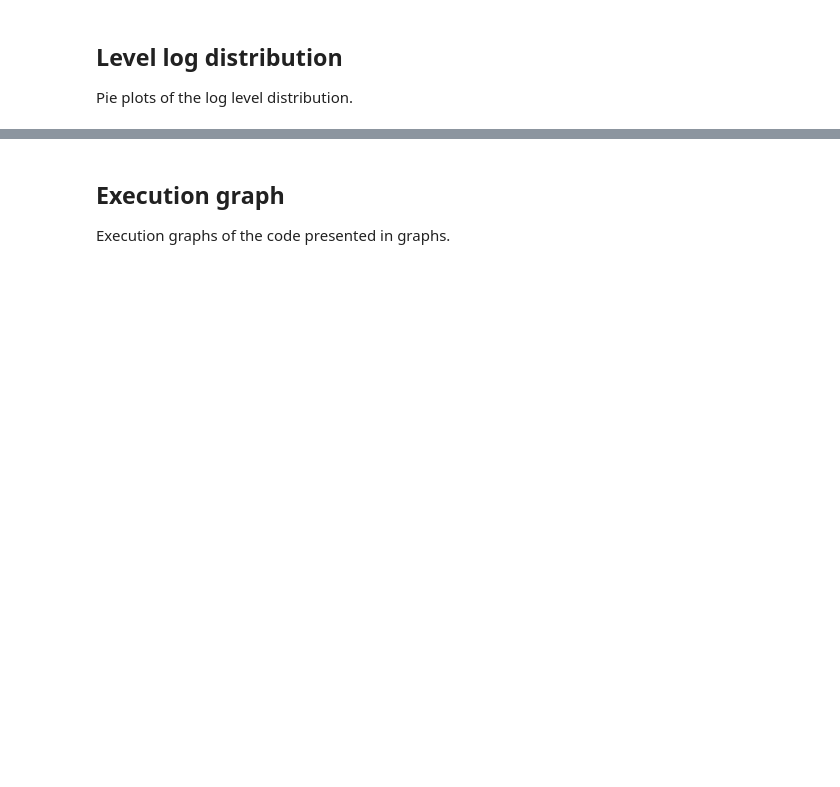
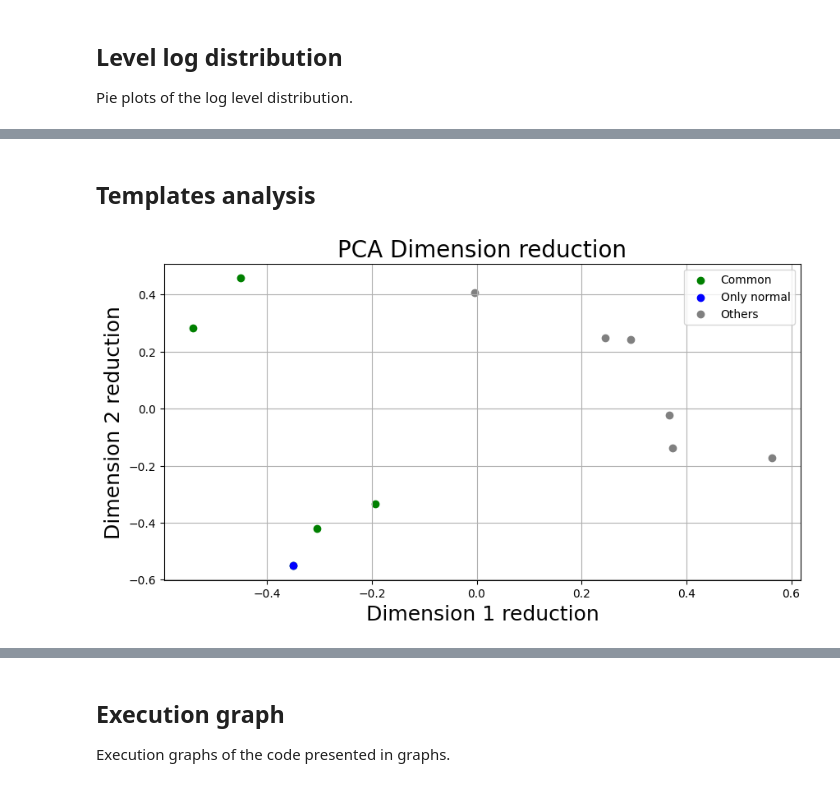
Before and after one commit to ait-aecid/log-gym, a Jupyter notebook: notebooks/data_analysis.ipynb, the cells around one changed output, grey strips where cells are left out. Cells and saved outputs as stored; diff of their text form; code cells hidden in the pictures; blank space fills up the shorter version.

```diff
--- a/notebooks/data_analysis.ipynb
+++ b/notebooks/data_analysis.ipynb
@@ -88,0 +98,6 @@ plot_level_dist(tables)
+# %% [markdown]
+## Templates analysis
+# %%
+plot_embeddings(tables, "Template")
+# %% [output]
+[figure, added]
```
Also changed, not shown: parts of 10 cells of this notebook, 1 other file.
